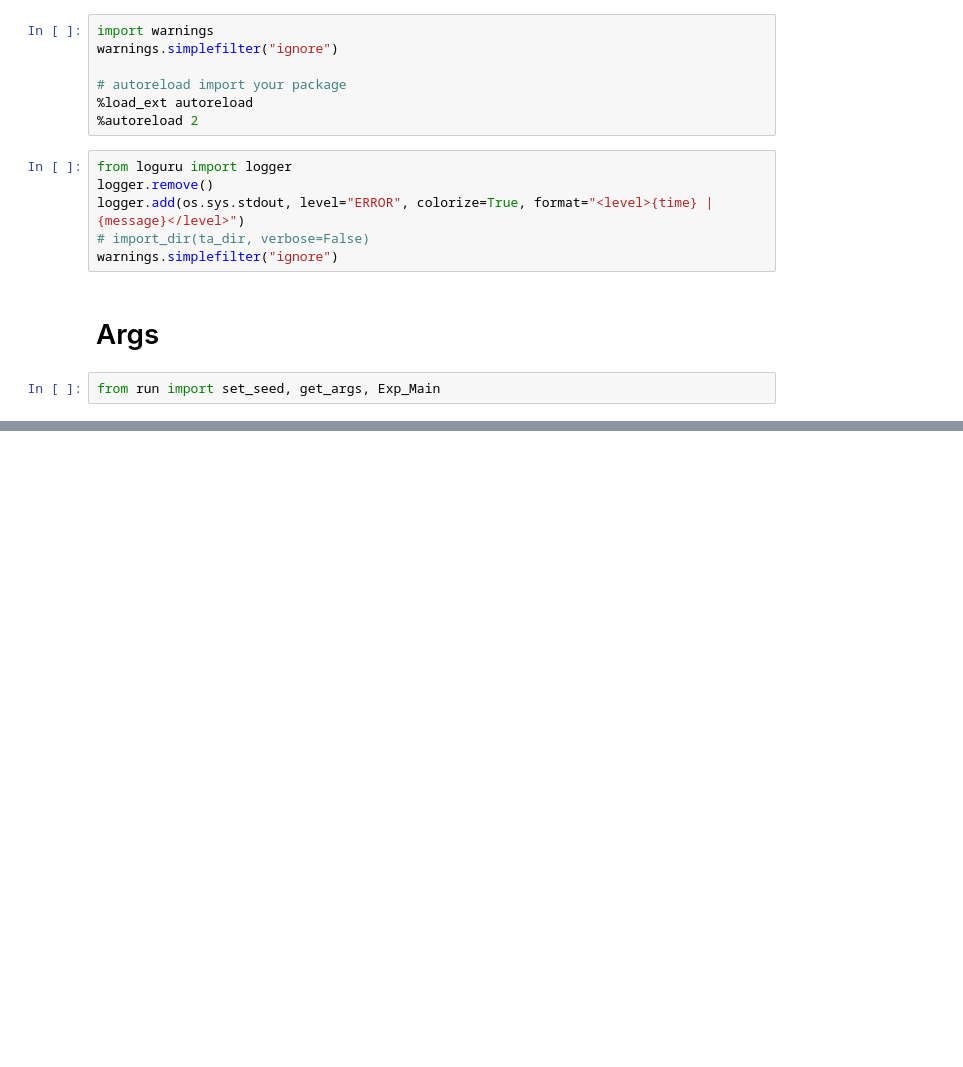
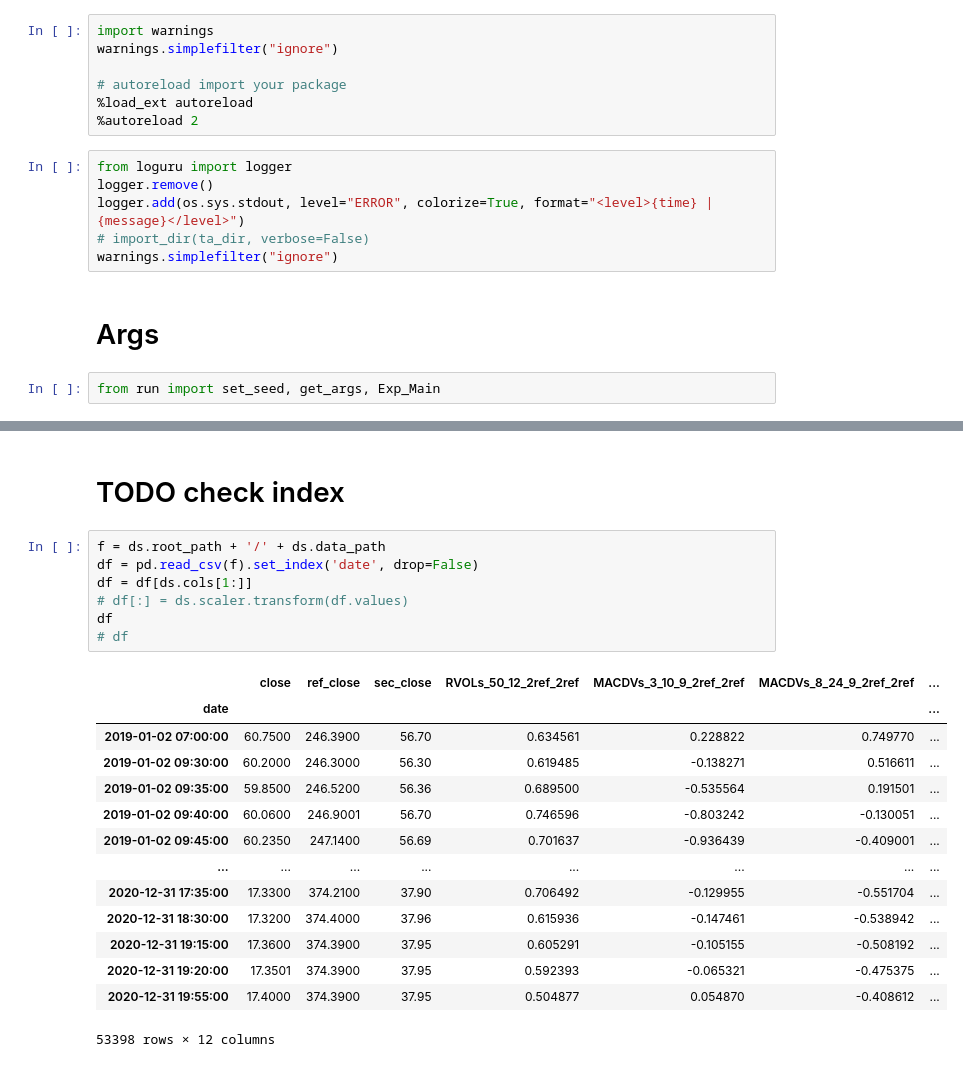
Before and after one commit to wassname/ETSformer, a Jupyter notebook: notebooks/001_001_run.ipynb, the cells around one changed output, grey strips where cells are left out. Saved outputs shown, nothing was run; the diff lists cells and outputs as text; blank space fills up the shorter version.

```diff
--- a/notebooks/001_001_run.ipynb
+++ b/notebooks/001_001_run.ipynb
@@ -116,0 +172,24 @@ ipdb> q
+# %% [markdown]
+# TODO check index
+# %%
+f = ds.root_path + '/' + ds.data_path
+df = pd.read_csv(f).set_index('date', drop=False)
+df = df[ds.cols[1:]]
+# df[:] = ds.scaler.transform(df.values)
+df
+# df
+# %% [output]
+|  | close | ref_close | sec_close | RVOLs_50_12_2ref_2ref | MACDVs_3_10_9_2ref_2ref | MACDVs_8_24_9_2ref_2ref | ... |
+| date |  |  |  |  |  |  | ... |
+| 2019-01-02 07:00:00 | 60.7500 | 246.3900 | 56.70 | 0.634561 | 0.228822 | 0.749770 | ... |
+| 2019-01-02 09:30:00 | 60.2000 | 246.3000 | 56.30 | 0.619485 | -0.138271 | 0.516611 | ... |
+| 2019-01-02 09:35:00 | 59.8500 | 246.5200 | 56.36 | 0.689500 | -0.535564 | 0.191501 | ... |
+| 2019-01-02 09:40:00 | 60.0600 | 246.9001 | 56.70 | 0.746596 | -0.803242 | -0.130051 | ... |
+| 2019-01-02 09:45:00 | 60.2350 | 247.1400 | 56.69 | 0.701637 | -0.936439 | -0.409001 | ... |
+| ... | ... | ... | ... | ... | ... | ... | ... |
+| 2020-12-31 17:35:00 | 17.3300 | 374.2100 | 37.90 | 0.706492 | -0.129955 | -0.551704 | ... |
+| 2020-12-31 18:30:00 | 17.3200 | 374.4000 | 37.96 | 0.615936 | -0.147461 | -0.538942 | ... |
+| 2020-12-31 19:15:00 | 17.3600 | 374.3900 | 37.95 | 0.605291 | -0.105155 | -0.508192 | ... |
+| 2020-12-31 19:20:00 | 17.3501 | 374.3900 | 37.95 | 0.592393 | -0.065321 | -0.475375 | ... |
+| 2020-12-31 19:55:00 | 17.4000 | 374.3900 | 37.95 | 0.504877 | 0.054870 | -0.408612 | ... |
+53398 rows × 12 columns
```
Also changed, not shown: parts of 18 cells of this notebook, 7 other files.
